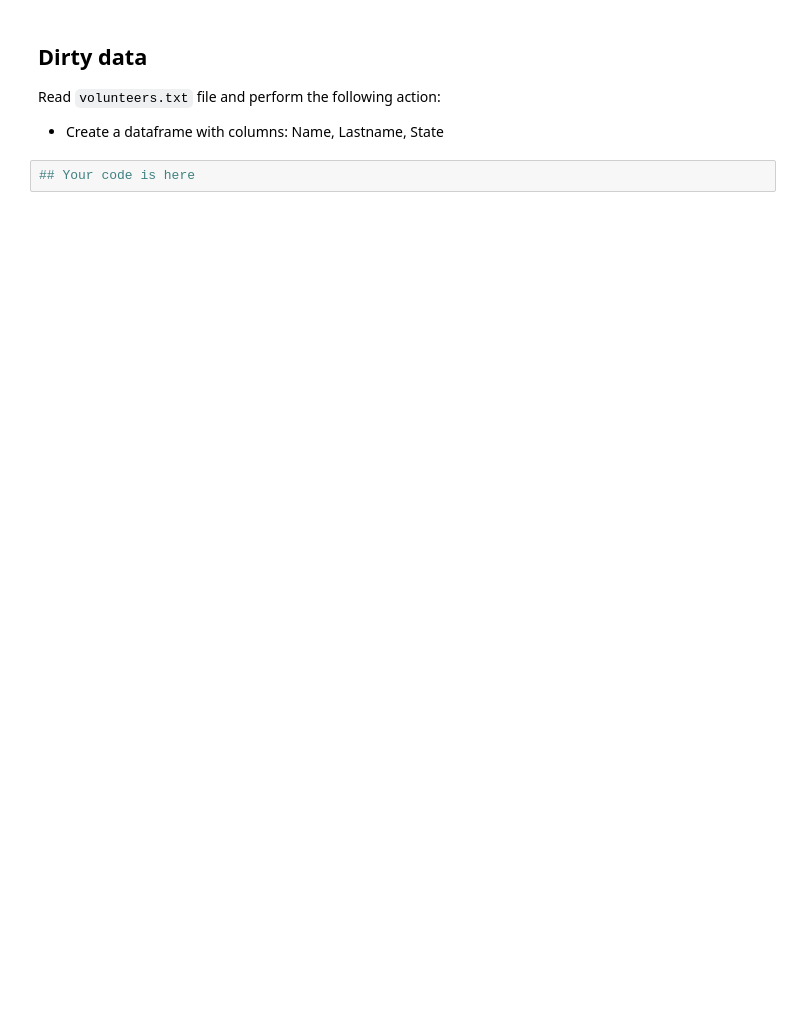
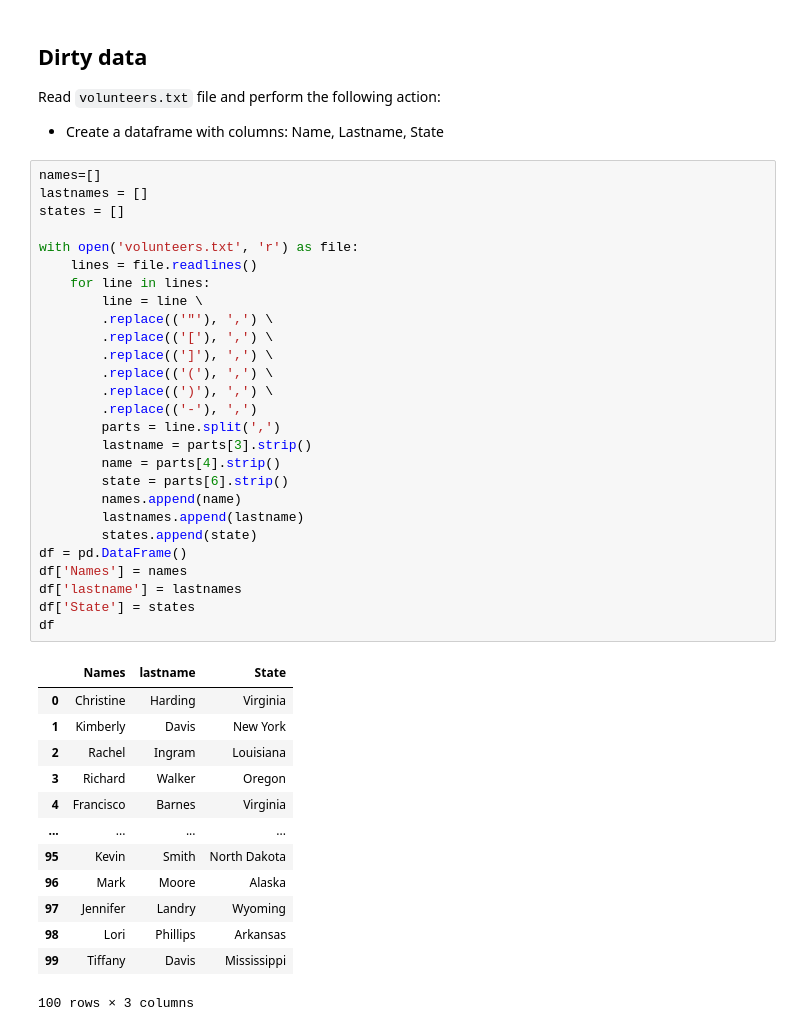
Before and after one commit to Chandana-799/DATA601_tuesday, a Jupyter notebook: week06/week06_lab.ipynb, the cells around one changed output. Saved outputs shown, nothing was run; the diff lists cells and outputs as text; blank space fills up the shorter version.

```diff
--- a/week06/week06_lab.ipynb
+++ b/week06/week06_lab.ipynb
@@ -68,5 +112,44 @@ df
 Read `volunteers.txt` file and perform the following action:
 
 * Create a dataframe with columns: Name, Lastname, State
-# %%
-## Your code is here
+# %%
+names=[]
+lastnames = []
+states = []
+
+with open('volunteers.txt', 'r') as file:
+    lines = file.readlines()
+    for line in lines:
+        line = line \
+        .replace(('"'), ',') \
+        .replace(('['), ',') \
+        .replace((']'), ',') \
+        .replace(('('), ',') \
+        .replace((')'), ',') \
+        .replace(('-'), ',')
+        parts = line.split(',')
+        lastname = parts[3].strip()
+        name = parts[4].strip()
+        state = parts[6].strip()
+        names.append(name)
+        lastnames.append(lastname)
+        states.append(state)
+df = pd.DataFrame()
+df['Names'] = names
+df['lastname'] = lastnames
+df['State'] = states
+df
+# %% [output]
+|  | Names | lastname | State |
+| 0 | Christine | Harding | Virginia |
+| 1 | Kimberly | Davis | New York |
+| 2 | Rachel | Ingram | Louisiana |
+| 3 | Richard | Walker | Oregon |
+| 4 | Francisco | Barnes | Virginia |
+| ... | ... | ... | ... |
+| 95 | Kevin | Smith | North Dakota |
+| 96 | Mark | Moore | Alaska |
+| 97 | Jennifer | Landry | Wyoming |
+| 98 | Lori | Phillips | Arkansas |
+| 99 | Tiffany | Davis | Mississippi |
+100 rows × 3 columns
```
Also changed, not shown: parts of 6 cells of this notebook.
